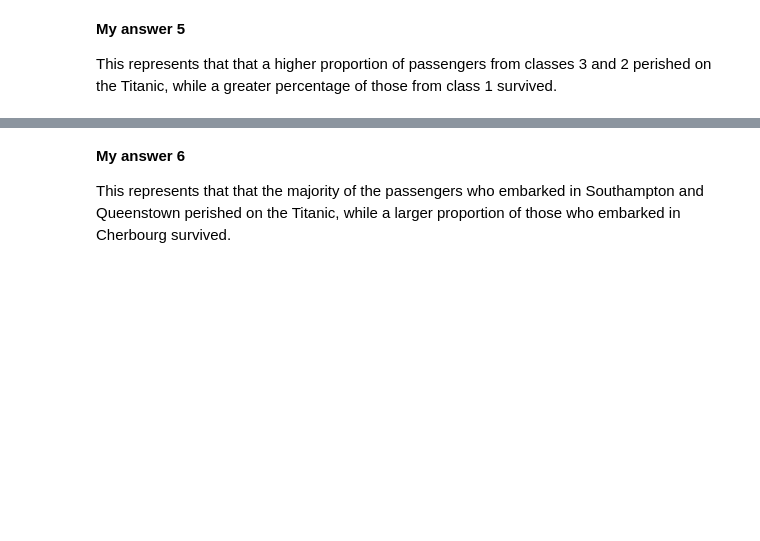
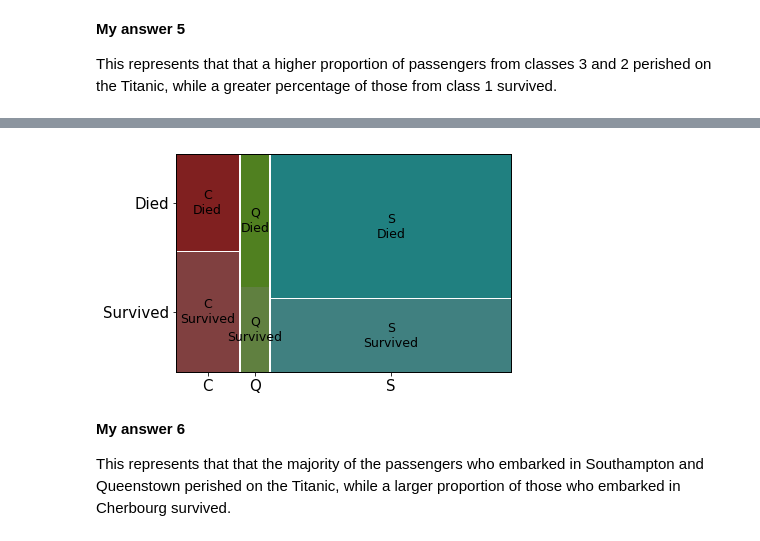
Before and after one commit to FranZixX/MetNumUN2023I, a Jupyter notebook: Quiz3/fpardo_Quiz_3_Python_Pandas_UNCode.ipynb, the cells around one changed output, grey strips where cells are left out. Drawn from its saved outputs; the diff is of its cells as text; code cells hidden in the pictures; blank space fills up the shorter version.

```diff
--- a/Quiz3/fpardo_Quiz_3_Python_Pandas_UNCode.ipynb
+++ b/Quiz3/fpardo_Quiz_3_Python_Pandas_UNCode.ipynb
@@ -612,3 +739,9 @@ mosaic(titanic.sort_values('Embarked'), ['Embarked', 'Survived']);
+# %%
+plt.rcParams['font.size'] = 15
+mosaic(titanic.sort_values('Embarked'), ['Embarked', 'Died'])
+plt.show()
+# %% [output]
+[figure, added]
 # %% [markdown]
 **My answer 6**
 
```
Also changed, not shown: parts of 33 cells of this notebook.
